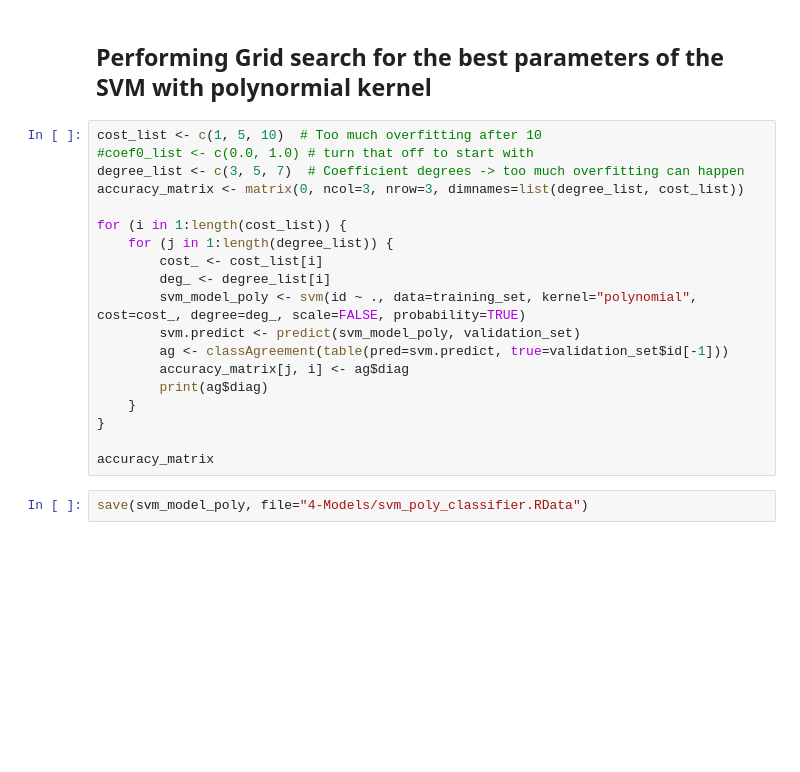
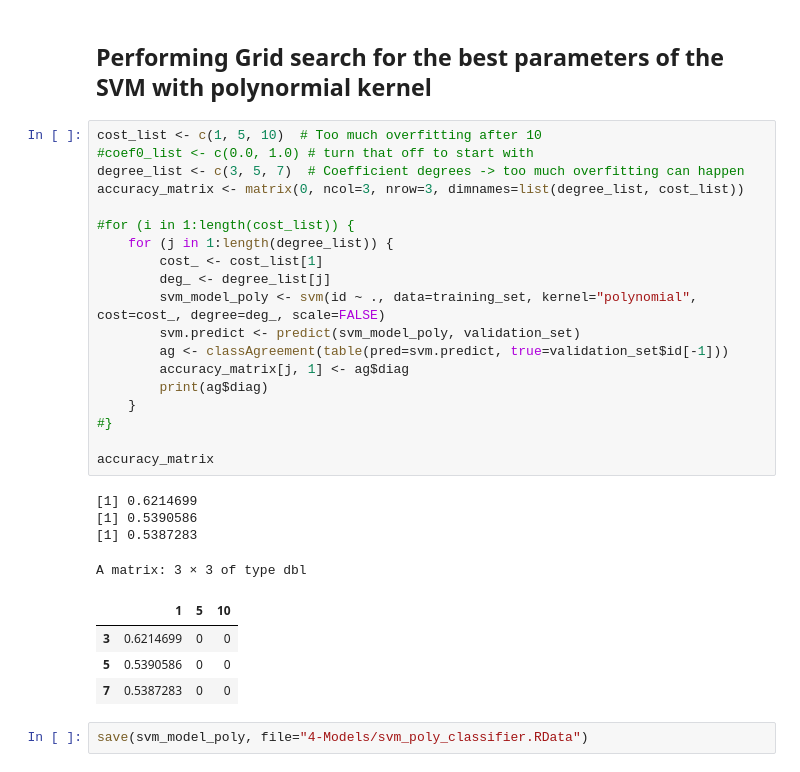
Before and after one commit to khookh/INFO-F-422-DrivenDataChallenge, a Jupyter notebook: Notebook/4.2-SVM.ipynb, the cells around one changed output. Drawn from its saved outputs; the diff is of its cells as text; blank space fills up the shorter version.

```diff
--- a/Notebook/4.2-SVM.ipynb
+++ b/Notebook/4.2-SVM.ipynb
@@ -157,21 +157,30 @@ Multiclass classification is now working, but only few instances are classifier
 # %%
 cost_list <- c(1, 5, 10)  # Too much overfitting after 10
 #coef0_list <- c(0.0, 1.0) # turn that off to start with
 degree_list <- c(3, 5, 7)  # Coefficient degrees -> too much overfitting can happen
 accuracy_matrix <- matrix(0, ncol=3, nrow=3, dimnames=list(degree_list, cost_list))
 
-for (i in 1:length(cost_list)) {
+#for (i in 1:length(cost_list)) {
     for (j in 1:length(degree_list)) {
-        cost_ <- cost_list[i]
-        deg_ <- degree_list[i]
-        svm_model_poly <- svm(id ~ ., data=training_set, kernel="polynomial", cost=cost_, degree=deg_, scale=FALSE, probability=TRUE)
+        cost_ <- cost_list[1]
+        deg_ <- degree_list[j]
+        svm_model_poly <- svm(id ~ ., data=training_set, kernel="polynomial", cost=cost_, degree=deg_, scale=FALSE)
         svm.predict <- predict(svm_model_poly, validation_set)
         ag <- classAgreement(table(pred=svm.predict, true=validation_set$id[-1]))
-        accuracy_matrix[j, i] <- ag$diag
+        accuracy_matrix[j, 1] <- ag$diag
         print(ag$diag)
     }
-}
+#}
 
 accuracy_matrix
+# %% [output]
+[1] 0.6214699
+[1] 0.5390586
+[1] 0.5387283
+A matrix: 3 × 3 of type dbl
+|  | 1 | 5 | 10 |
+| 3 | 0.6214699 | 0 | 0 |
+| 5 | 0.5390586 | 0 | 0 |
+| 7 | 0.5387283 | 0 | 0 |
 # %%
 save(svm_model_poly, file="4-Models/svm_poly_classifier.RData")
```
Also changed, not shown: 2 other files.
